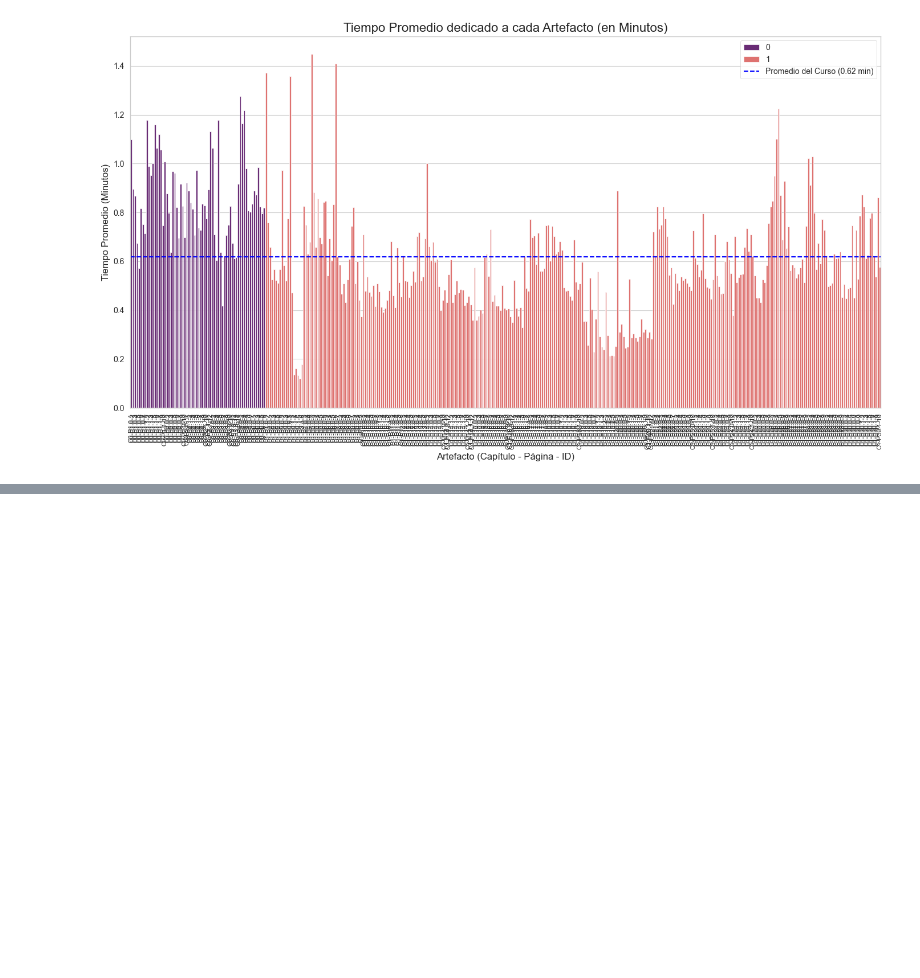
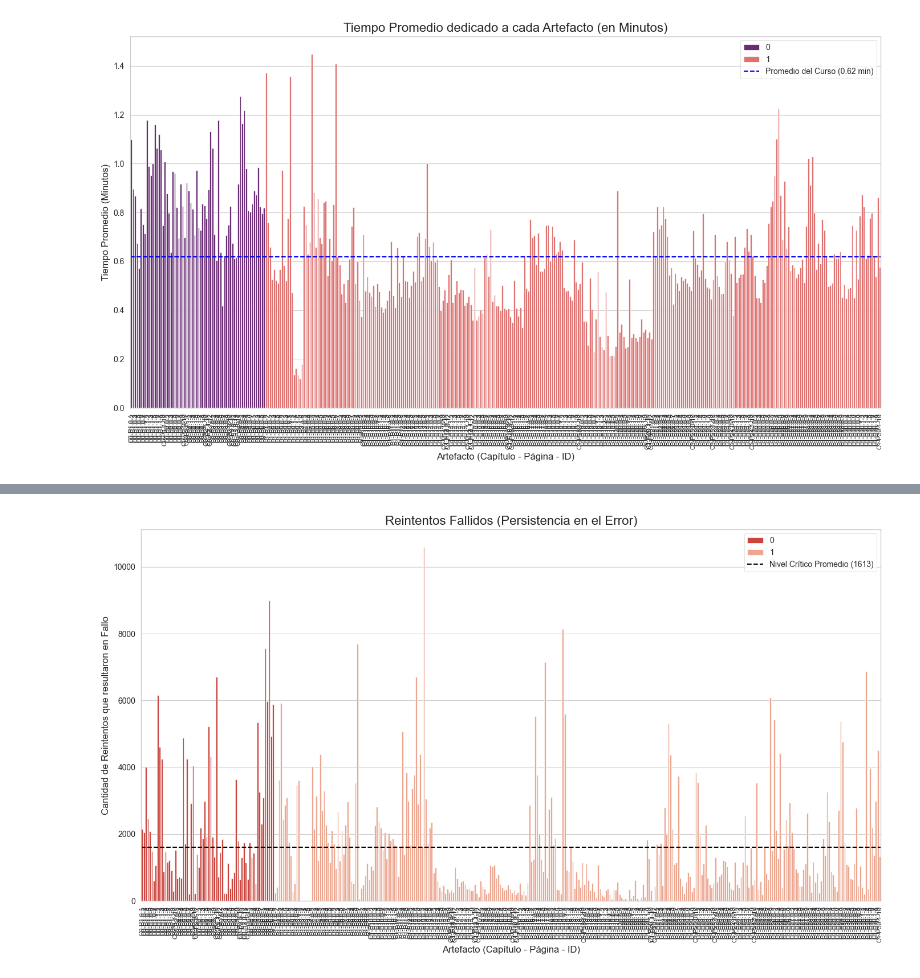
Before and after one commit to freddygl3/CienciaDatos, a Jupyter notebook: Fragateando2.ipynb, the cells around one changed output, grey strips where cells are left out. Drawn from its saved outputs; the diff is of its cells as text; code cells hidden in the pictures; blank space fills up the shorter version.

Commit message:
Añadida graficas de fallos

```diff
--- a/Fragateando2.ipynb
+++ b/Fragateando2.ipynb
@@ -583,0 +637,60 @@ plt.show()
+# %%
+import matplotlib.pyplot as plt
+import seaborn as sns
+import pandas as pd
+
+# 1. Preparación de los datos
+# Primero: Nos quedamos SOLO con las filas donde fallaron
+only_failures = droped_df[droped_df['validationArtifact'] == False]
+
+# Segundo: Contamos cuántas veces falló cada usuario en cada artefacto
+user_fail_counts = only_failures.groupby(['chapter', 'page', 'artifact', '_idUser']).size().reset_index(name='fail_count')
+
+# Tercero: Calculamos los "Reintentos Fallidos"
+# Si falló 1 vez, reintentos = 0. Si falló 4 veces, reintentos = 3.
+user_fail_counts['failed_retries'] = user_fail_counts['fail_count'] - 1
+
+# Filtramos para quedarnos solo con los que efectivamente reintentaron (tienen > 0 reintentos)
+persistent_failures = user_fail_counts[user_fail_counts['failed_retries'] > 0]
+
+# Cuarto: Sumamos por artefacto para la gráfica
+total_failed_retries = persistent_failures.groupby(['chapter', 'page', 'artifact'])['failed_retries'].sum().reset_index()
+
+# 2. Etiquetas y Orden
+total_failed_retries['label'] = (
+    "C" + total_failed_retries['chapter'].astype(str) +
+    "-P" + total_failed_retries['page'].astype(str) +
+    "-" + total_failed_retries['artifact'].astype(str)
+)
+
+total_failed_retries.sort_values(by=['chapter', 'page', 'artifact'], inplace=True)
+
+# 3. Configuración de la Gráfica
+plt.figure(figsize=(14, 8))
+sns.set_style("whitegrid")
+
+# Usamos una paleta de rojos oscuros/intensos para denotar ALERTA
+fail_retry_plot = sns.barplot(
+    data=total_failed_retries,
+    x='label',
+    y='failed_retries',
+    hue='chapter',
+    dodge=False,
+    palette='Reds_r' # 'Reds_r' invierte para que los colores sean intensos
+)
+
+# 4. Personalización
+plt.title('Reintentos Fallidos (Persistencia en el Error)', fontsize=16)
+plt.xlabel('Artefacto (Capítulo - Página - ID)', fontsize=12)
+plt.ylabel('Cantidad de Reintentos que resultaron en Fallo', fontsize=12)
+plt.xticks(rotation=90, fontsize=8)
+
+# Línea de promedio
+avg_failed_retries = total_failed_retries['failed_retries'].mean()
+plt.axhline(avg_failed_retries, color='black', linestyle='--', label=f'Nivel Crítico Promedio ({int(avg_failed_retries)})')
+plt.legend()
+
+plt.tight_layout()
+plt.show()
+# %% [output]
+[figure, added]
```
Also changed, not shown: parts of 1 cell of this notebook.
